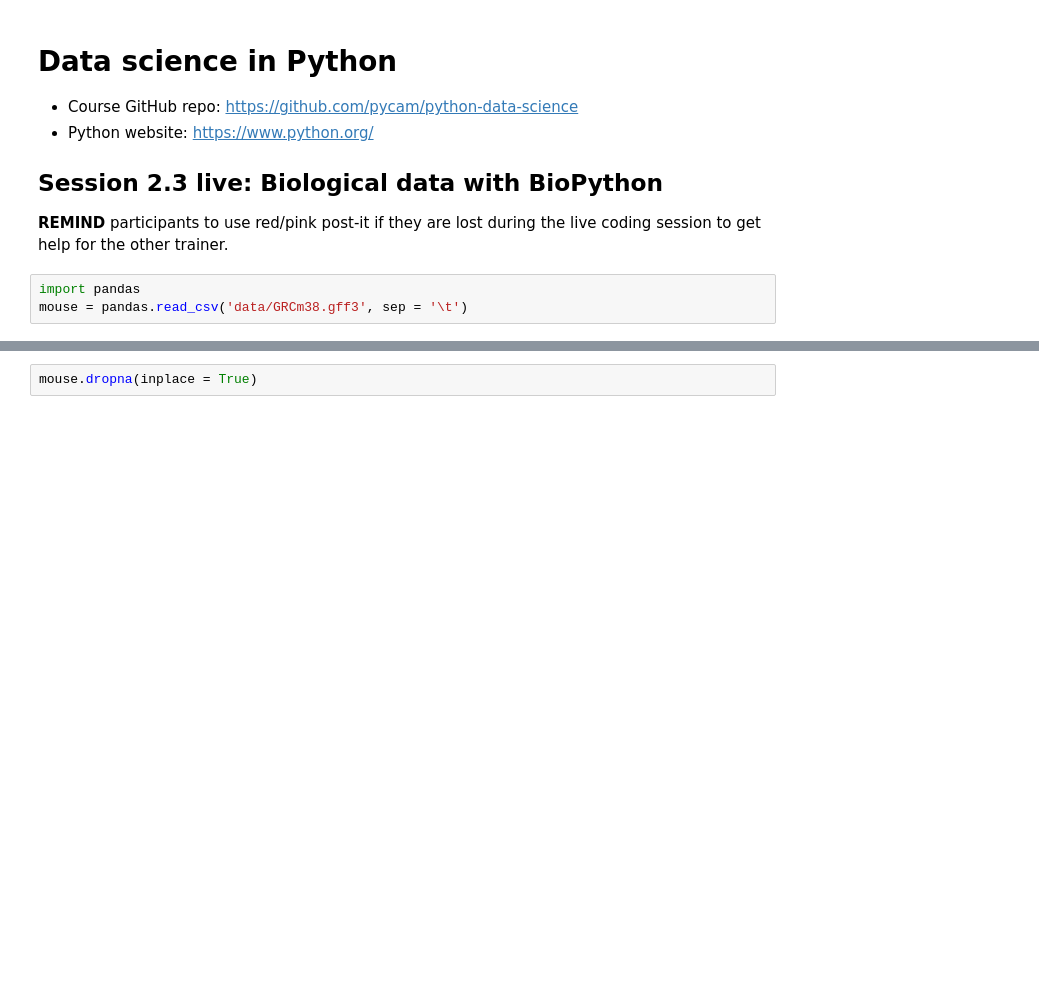
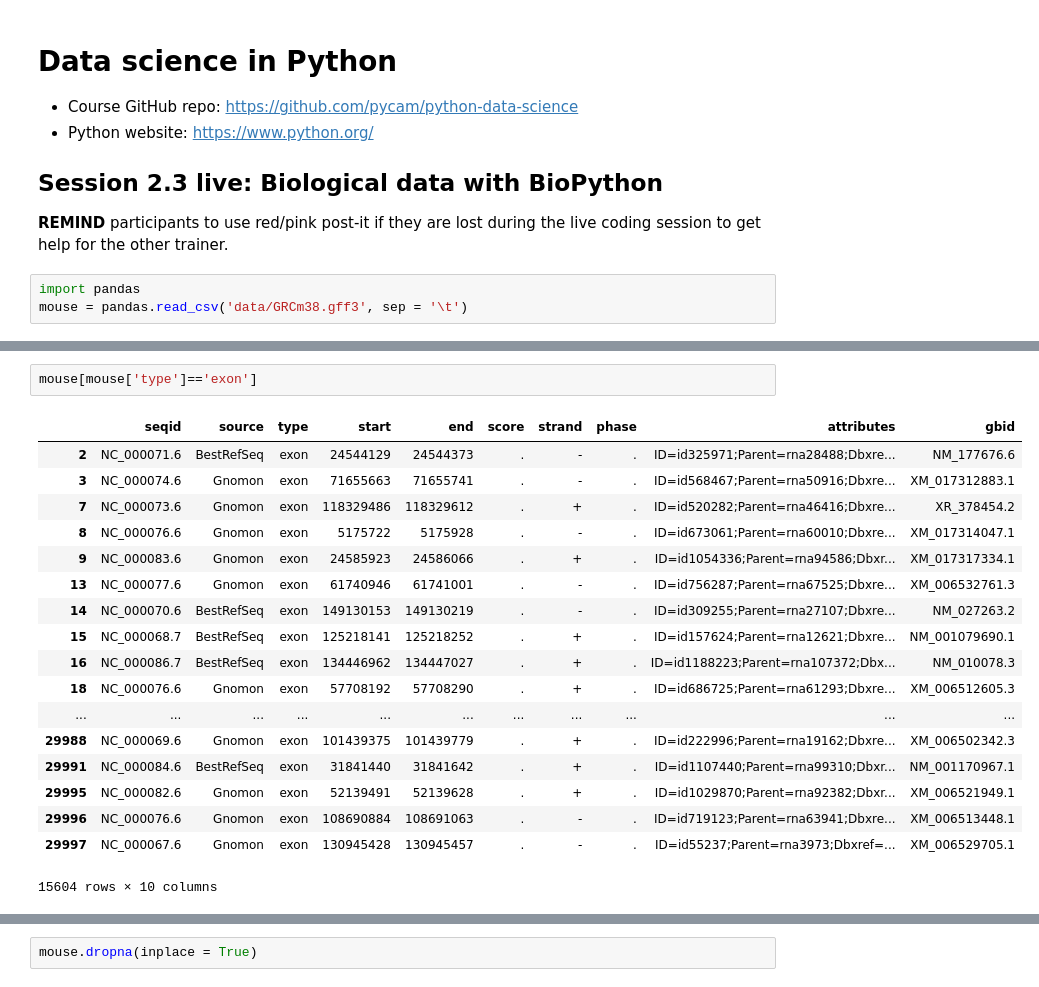
Before and after one commit to pycam/python-data-science, a Jupyter notebook: 23_live_python_data.ipynb, the cells around one changed output, grey strips where cells are left out. Drawn from its saved outputs; the diff is of its cells as text; blank space fills up the shorter version.

Commit message:
use exons to query nucleotide Entrez db

```diff
--- a/23_live_python_data.ipynb
+++ b/23_live_python_data.ipynb
@@ -15,2 +19,23 @@ print(mouse.columns)
+# %%
+mouse[mouse['type']=='exon']
+# %% [output]
+|  | seqid | source | type | start | end | score | strand | phase | attributes | gbid |
+| 2 | NC_000071.6 | BestRefSeq | exon | 24544129 | 24544373 | . | - | . | ID=id325971;Parent=rna28488;Dbxre... | NM_177676.6 |
+| 3 | NC_000074.6 | Gnomon | exon | 71655663 | 71655741 | . | - | . | ID=id568467;Parent=rna50916;Dbxre... | XM_017312883.1 |
+| 7 | NC_000073.6 | Gnomon | exon | 118329486 | 118329612 | . | + | . | ID=id520282;Parent=rna46416;Dbxre... | XR_378454.2 |
+| 8 | NC_000076.6 | Gnomon | exon | 5175722 | 5175928 | . | - | . | ID=id673061;Parent=rna60010;Dbxre... | XM_017314047.1 |
+| 9 | NC_000083.6 | Gnomon | exon | 24585923 | 24586066 | . | + | . | ID=id1054336;Parent=rna94586;Dbxr... | XM_017317334.1 |
+| 13 | NC_000077.6 | Gnomon | exon | 61740946 | 61741001 | . | - | . | ID=id756287;Parent=rna67525;Dbxre... | XM_006532761.3 |
+| 14 | NC_000070.6 | BestRefSeq | exon | 149130153 | 149130219 | . | - | . | ID=id309255;Parent=rna27107;Dbxre... | NM_027263.2 |
+| 15 | NC_000068.7 | BestRefSeq | exon | 125218141 | 125218252 | . | + | . | ID=id157624;Parent=rna12621;Dbxre... | NM_001079690.1 |
+| 16 | NC_000086.7 | BestRefSeq | exon | 134446962 | 134447027 | . | + | . | ID=id1188223;Parent=rna107372;Dbx... | NM_010078.3 |
+| 18 | NC_000076.6 | Gnomon | exon | 57708192 | 57708290 | . | + | . | ID=id686725;Parent=rna61293;Dbxre... | XM_006512605.3 |
+| ... | ... | ... | ... | ... | ... | ... | ... | ... | ... | ... |
+| 29988 | NC_000069.6 | Gnomon | exon | 101439375 | 101439779 | . | + | . | ID=id222996;Parent=rna19162;Dbxre... | XM_006502342.3 |
+| 29991 | NC_000084.6 | BestRefSeq | exon | 31841440 | 31841642 | . | + | . | ID=id1107440;Parent=rna99310;Dbxr... | NM_001170967.1 |
+| 29995 | NC_000082.6 | Gnomon | exon | 52139491 | 52139628 | . | + | . | ID=id1029870;Parent=rna92382;Dbxr... | XM_006521949.1 |
+| 29996 | NC_000076.6 | Gnomon | exon | 108690884 | 108691063 | . | - | . | ID=id719123;Parent=rna63941;Dbxre... | XM_006513448.1 |
+| 29997 | NC_000067.6 | Gnomon | exon | 130945428 | 130945457 | . | - | . | ID=id55237;Parent=rna3973;Dbxref=... | XM_006529705.1 |
+15604 rows × 10 columns
 # %%
 mouse.head()
```
Also changed, not shown: parts of 19 cells of this notebook.
